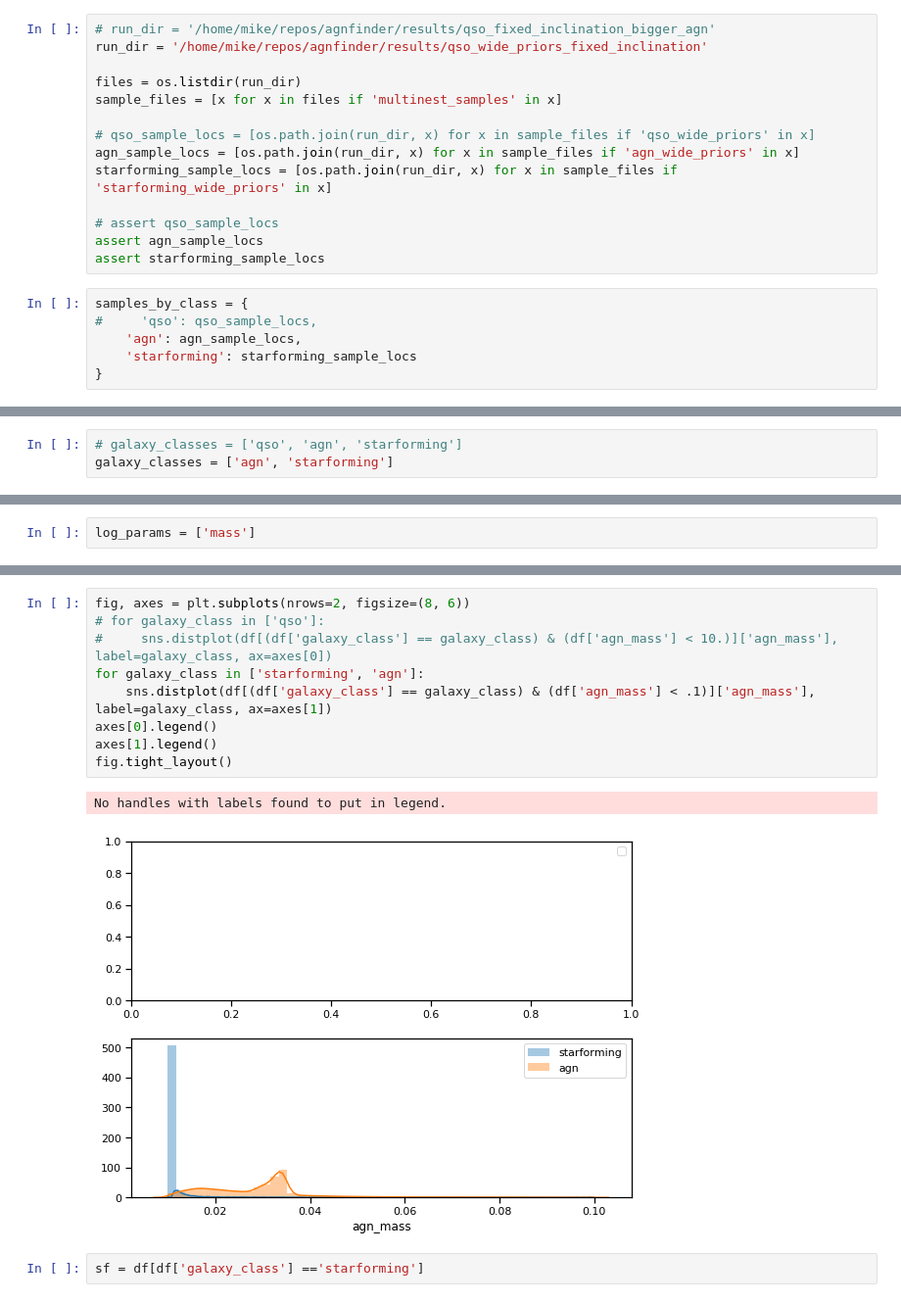
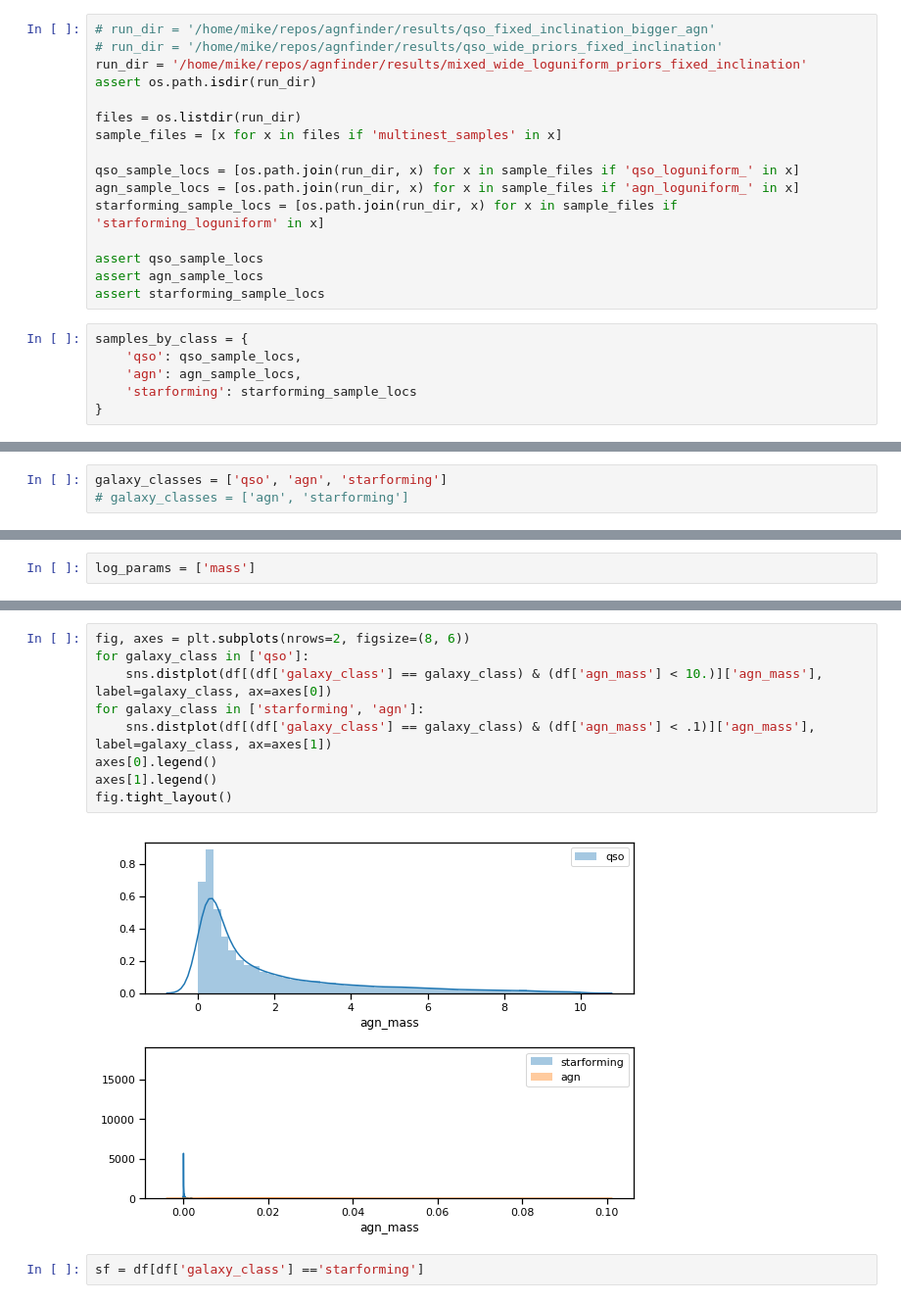
Before and after one commit to mwalmsley/agnfinder, a Jupyter notebook: notebooks/parameters_by_class.ipynb, the cells around one changed output, grey strips where cells are left out. Shown at 98% size. Saved outputs shown, nothing was run; the diff lists cells and outputs as text.

Commit message:
Update notebooks with latest results (loguniform)

```diff
--- a/notebooks/parameters_by_class.ipynb
+++ b/notebooks/parameters_by_class.ipynb
@@ -21,21 +21,23 @@ def get_samples(sample_loc, drop=1000):
         return f['samples'][drop:]
 # %%
 # run_dir = '/home/mike/repos/agnfinder/results/qso_fixed_inclination_bigger_agn'
-run_dir = '/home/mike/repos/agnfinder/results/qso_wide_priors_fixed_inclination'
+# run_dir = '/home/mike/repos/agnfinder/results/qso_wide_priors_fixed_inclination'
+run_dir = '/home/mike/repos/agnfinder/results/mixed_wide_loguniform_priors_fixed_inclination'
+assert os.path.isdir(run_dir)
 
 files = os.listdir(run_dir)
 sample_files = [x for x in files if 'multinest_samples' in x]
 
-# qso_sample_locs = [os.path.join(run_dir, x) for x in sample_files if 'qso_wide_priors' in x]
-agn_sample_locs = [os.path.join(run_dir, x) for x in sample_files if 'agn_wide_priors' in x]
-starforming_sample_locs = [os.path.join(run_dir, x) for x in sample_files if 'starforming_wide_priors' in x]
+qso_sample_locs = [os.path.join(run_dir, x) for x in sample_files if 'qso_loguniform_' in x]
+agn_sample_locs = [os.path.join(run_dir, x) for x in sample_files if 'agn_loguniform_' in x]
+starforming_sample_locs = [os.path.join(run_dir, x) for x in sample_files if 'starforming_loguniform' in x]
 
-# assert qso_sample_locs
+assert qso_sample_locs
 assert agn_sample_locs
 assert starforming_sample_locs
 # %%
 samples_by_class = {
-#     'qso': qso_sample_locs,
+    'qso': qso_sample_locs,
     'agn': agn_sample_locs,
     'starforming': starforming_sample_locs
 }
@@ -45,8 +47,8 @@ free_params = ['mass', 'dust2', 'tage', 'tau', 'agn_mass', 'agn_eb_v', 'agn_toru
 # %%
 #  samples_by_class['qso']
 # %%
-# galaxy_classes = ['qso', 'agn', 'starforming']
-galaxy_classes = ['agn', 'starforming']
+galaxy_classes = ['qso', 'agn', 'starforming']
+# galaxy_classes = ['agn', 'starforming']
 # %%
 data = []
 for galaxy_class in galaxy_classes:
@@ -105,15 +107,14 @@ for ax_n, ax in enumerate(axes):
 # %%
 fig, axes = plt.subplots(nrows=2, figsize=(8, 6))
-# for galaxy_class in ['qso']:
-#     sns.distplot(df[(df['galaxy_class'] == galaxy_class) & (df['agn_mass'] < 10.)]['agn_mass'], label=galaxy_class, ax=axes[0])
+for galaxy_class in ['qso']:
+    sns.distplot(df[(df['galaxy_class'] == galaxy_class) & (df['agn_mass'] < 10.)]['agn_mass'], label=galaxy_class, ax=axes[0])
 for galaxy_class in ['starforming', 'agn']:
     sns.distplot(df[(df['galaxy_class'] == galaxy_class) & (df['agn_mass'] < .1)]['agn_mass'], label=galaxy_class, ax=axes[1])
 axes[0].legend()
 axes[1].legend()
 fig.tight_layout()
 # %% [output]
-No handles with labels found to put in legend.
-[figure, old version]
+[figure, new version]
 # %%
 sf = df[df['galaxy_class'] =='starforming']
 # %%
```
Also changed, not shown: parts of 8 cells of this notebook, 1 other file.
